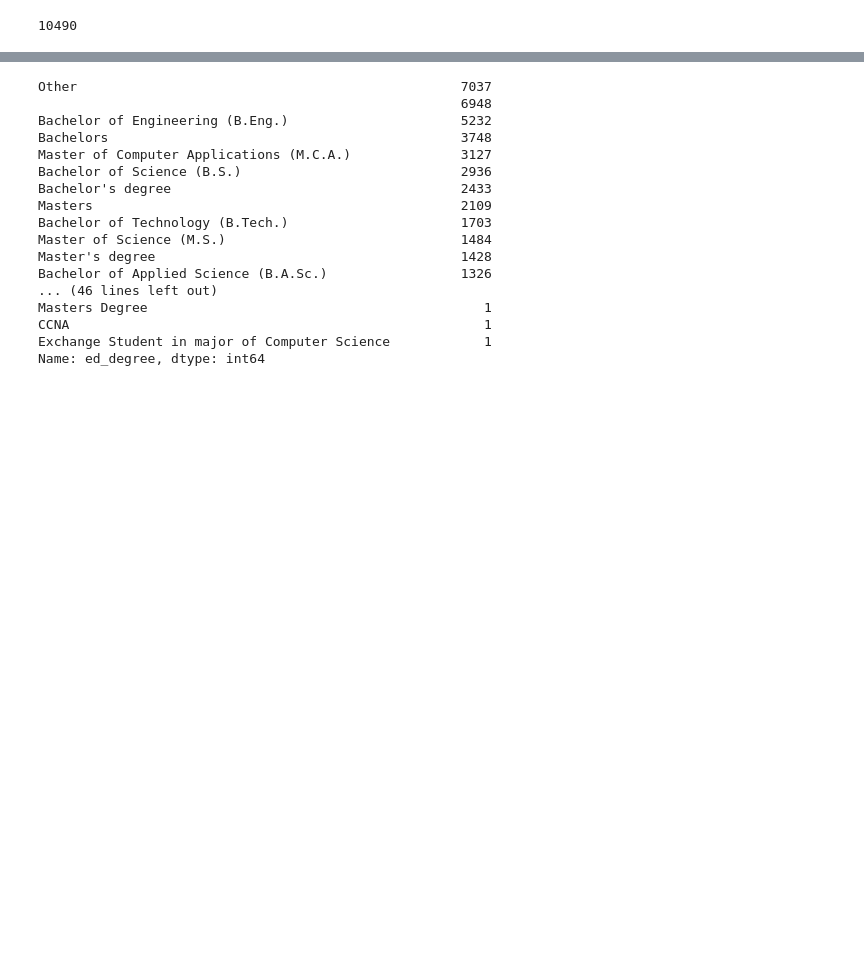
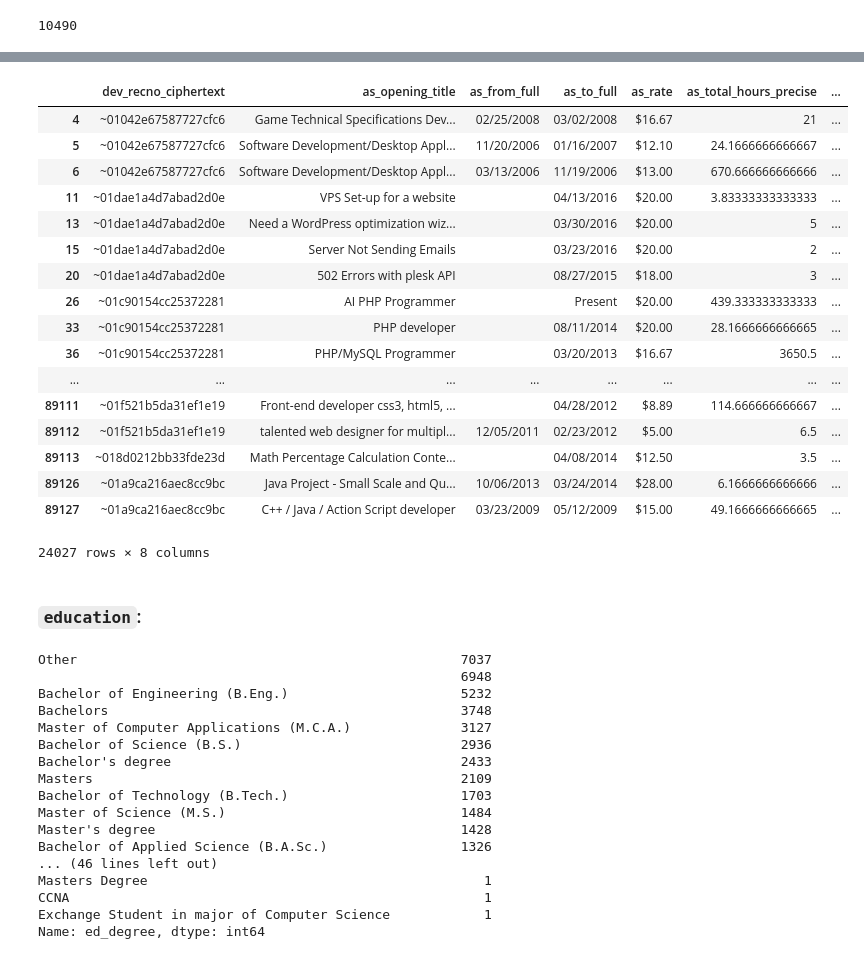
Before and after one commit to jerrystsai/project-upwork, a Jupyter notebook: code/eda/make_profiles_anly_set.ipynb, the cells around one changed output, grey strips where cells are left out. Saved outputs shown, nothing was run; the diff lists cells and outputs as text; code cells hidden in the pictures; blank space fills up the shorter version.

```diff
--- a/code/eda/make_profiles_anly_set.ipynb
+++ b/code/eda/make_profiles_anly_set.ipynb
@@ -341,0 +333,14 @@ for index, skills_tuple in enumerate(skills_tuples):
+# %%
+def blank_or_zero(str):
+    if str == '':
+        return True
+    else:
+        match = re.search(r'\d+.*\d*', str)
+        number = float(match.group())
+        if number == 0:
+            return True
+        else:
+            return False
+
+def get_number(str):
+    return float(re.search(r'\d+.*\d*', str).group())
@@ -342,3 +354,30 @@ for index, skills_tuple in enumerate(skills_tuples):
+# %%
+hr_good_jobs = jobs_df[(jobs_df['as_job_type'] == 'Hourly') & ~(jobs_df['as_rate'].apply(blank_or_zero))]
+hr_good_jobs.drop()
+hr_good_jobs.drop([ \
+                     'as_opening_title', 'as_job_type' \
+                  ], axis=1, inplace=True)
+# %% [output]
+|  | dev_recno_ciphertext | as_opening_title | as_from_full | as_to_full | as_rate | as_total_hours_precise | ... |
+| 4 | ~01042e67587727cfc6 | Game Technical Specifications Dev... | 02/25/2008 | 03/02/2008 | $16.67 | 21 | ... |
+| 5 | ~01042e67587727cfc6 | Software Development/Desktop Appl... | 11/20/2006 | 01/16/2007 | $12.10 | 24.1666666666667 | ... |
+| 6 | ~01042e67587727cfc6 | Software Development/Desktop Appl... | 03/13/2006 | 11/19/2006 | $13.00 | 670.666666666666 | ... |
+| 11 | ~01dae1a4d7abad2d0e | VPS Set-up for a website |  | 04/13/2016 | $20.00 | 3.83333333333333 | ... |
+| 13 | ~01dae1a4d7abad2d0e | Need a WordPress optimization wiz... |  | 03/30/2016 | $20.00 | 5 | ... |
+| 15 | ~01dae1a4d7abad2d0e | Server Not Sending Emails |  | 03/23/2016 | $20.00 | 2 | ... |
+| 20 | ~01dae1a4d7abad2d0e | 502 Errors with plesk API |  | 08/27/2015 | $18.00 | 3 | ... |
+| 26 | ~01c90154cc25372281 | AI PHP Programmer |  | Present | $20.00 | 439.333333333333 | ... |
+| 33 | ~01c90154cc25372281 | PHP developer |  | 08/11/2014 | $20.00 | 28.1666666666665 | ... |
+| 36 | ~01c90154cc25372281 | PHP/MySQL Programmer |  | 03/20/2013 | $16.67 | 3650.5 | ... |
+| ... | ... | ... | ... | ... | ... | ... | ... |
+| 89111 | ~01f521b5da31ef1e19 | Front-end developer css3, html5, ... |  | 04/28/2012 | $8.89 | 114.666666666667 | ... |
+| 89112 | ~01f521b5da31ef1e19 | talented web designer for multipl... | 12/05/2011 | 02/23/2012 | $5.00 | 6.5 | ... |
+| 89113 | ~018d0212bb33fde23d | Math Percentage Calculation Conte... |  | 04/08/2014 | $12.50 | 3.5 | ... |
+| 89126 | ~01a9ca216aec8cc9bc | Java Project - Small Scale and Qu... | 10/06/2013 | 03/24/2014 | $28.00 | 6.1666666666666 | ... |
+| 89127 | ~01a9ca216aec8cc9bc | C++ / Java / Action Script developer | 03/23/2009 | 05/12/2009 | $15.00 | 49.1666666666665 | ... |
+24027 rows × 8 columns
+# %% [markdown]
+### `education`:
 # %%
 # EDA
 # %%
```
Also changed, not shown: parts of 5 cells of this notebook, 6 other files.
